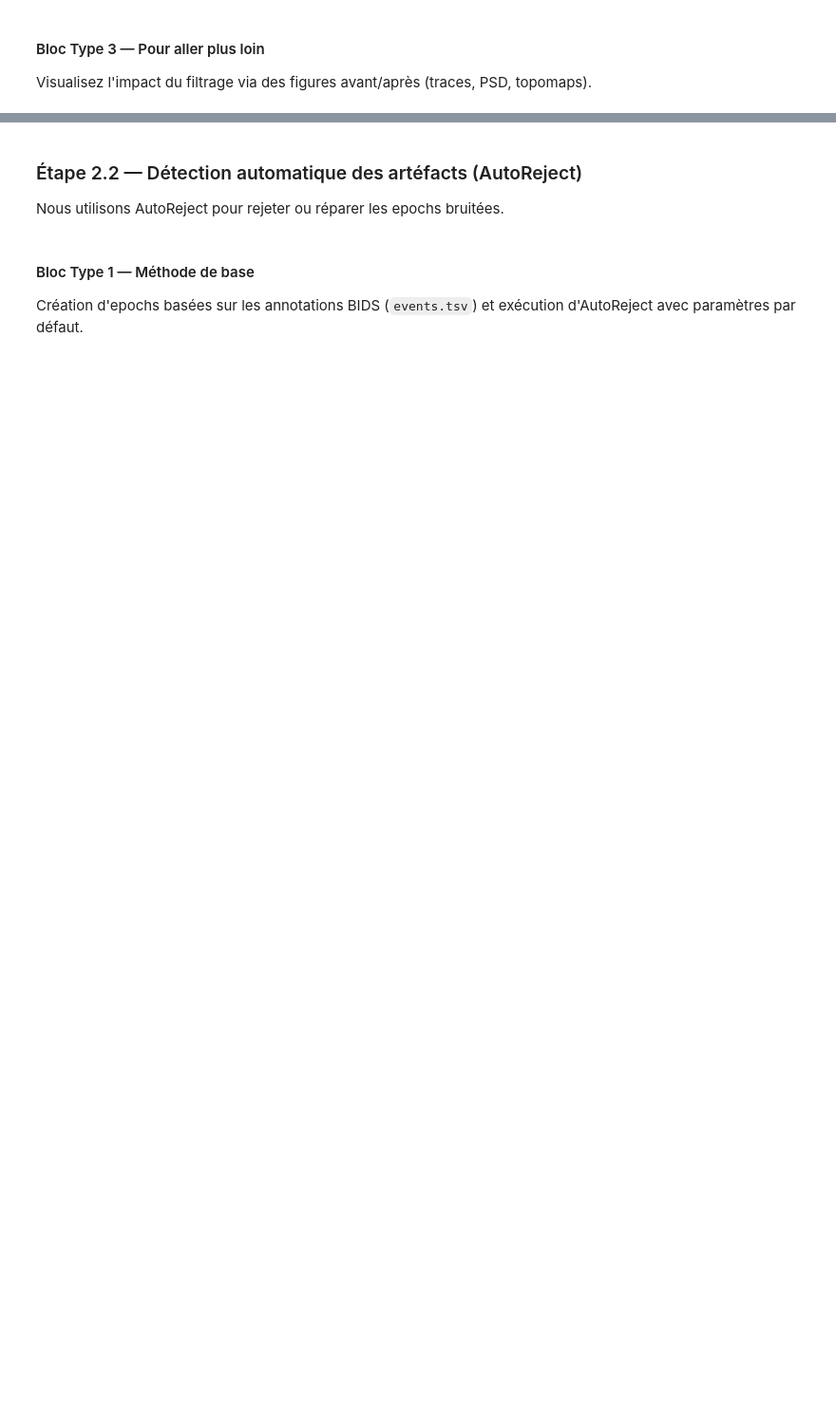
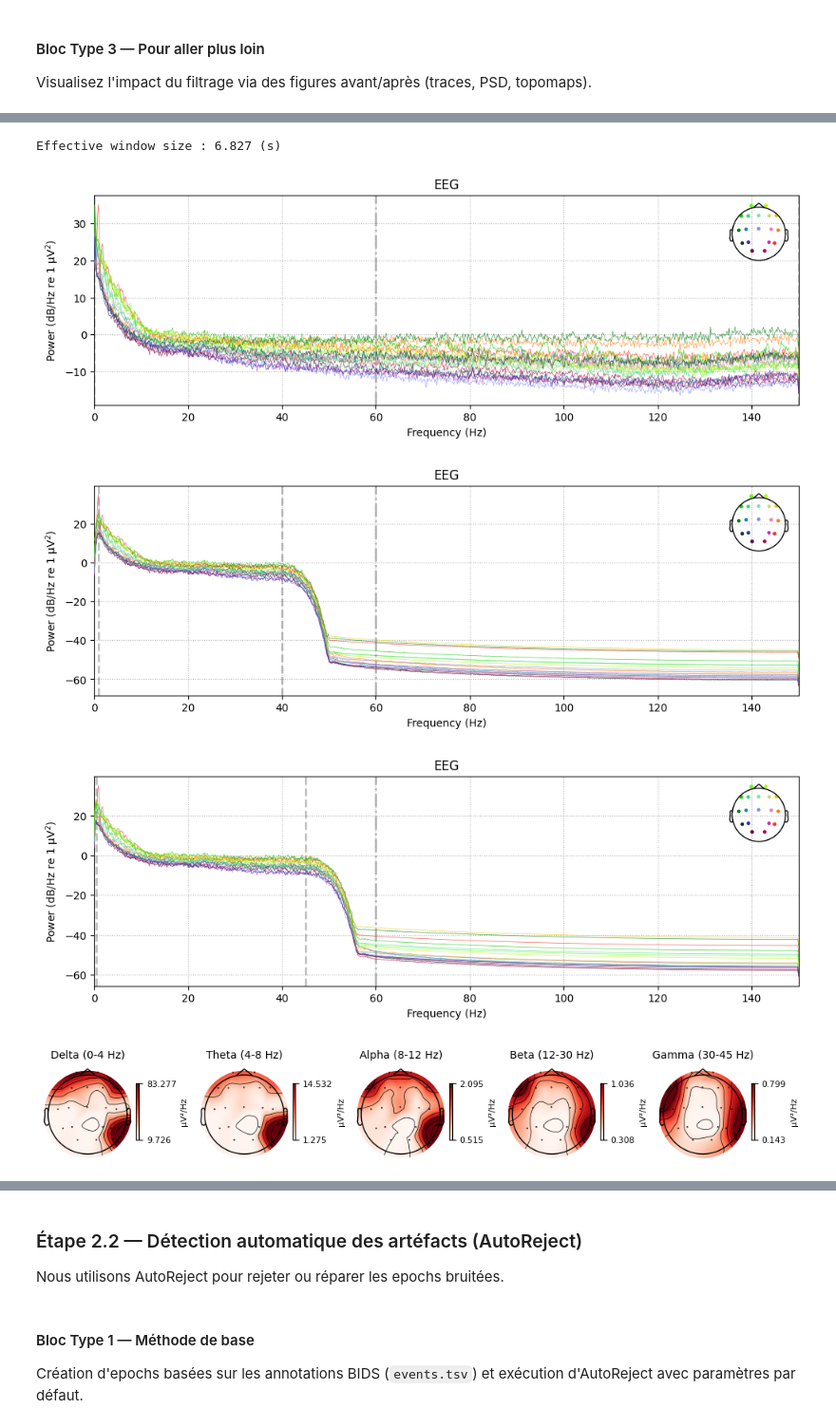
Before and after one commit to BabaSanfour/PSY2007D2025-Cours-UdeM, a Jupyter notebook: 01_preprocessing_notebook.ipynb, the cells around one changed output, grey strips where cells are left out. Shown at 95% size. Cells and saved outputs as stored; diff of their text form; code cells hidden in the pictures; blank space fills up the shorter version.

```diff
--- a/01_preprocessing_notebook.ipynb
+++ b/01_preprocessing_notebook.ipynb
@@ -245,0 +402,8 @@ raw.compute_psd(picks='eeg').plot()
+# %%
+raw_custom.compute_psd(picks='eeg').plot_topomap(ch_type="eeg", agg_fun=np.median)
+# %% [output]
+Effective window size : 6.827 (s)
+[figure, added]
+[figure, added]
+[figure, added]
+[figure, added]
```
Also changed, not shown: parts of 30 cells of this notebook.
